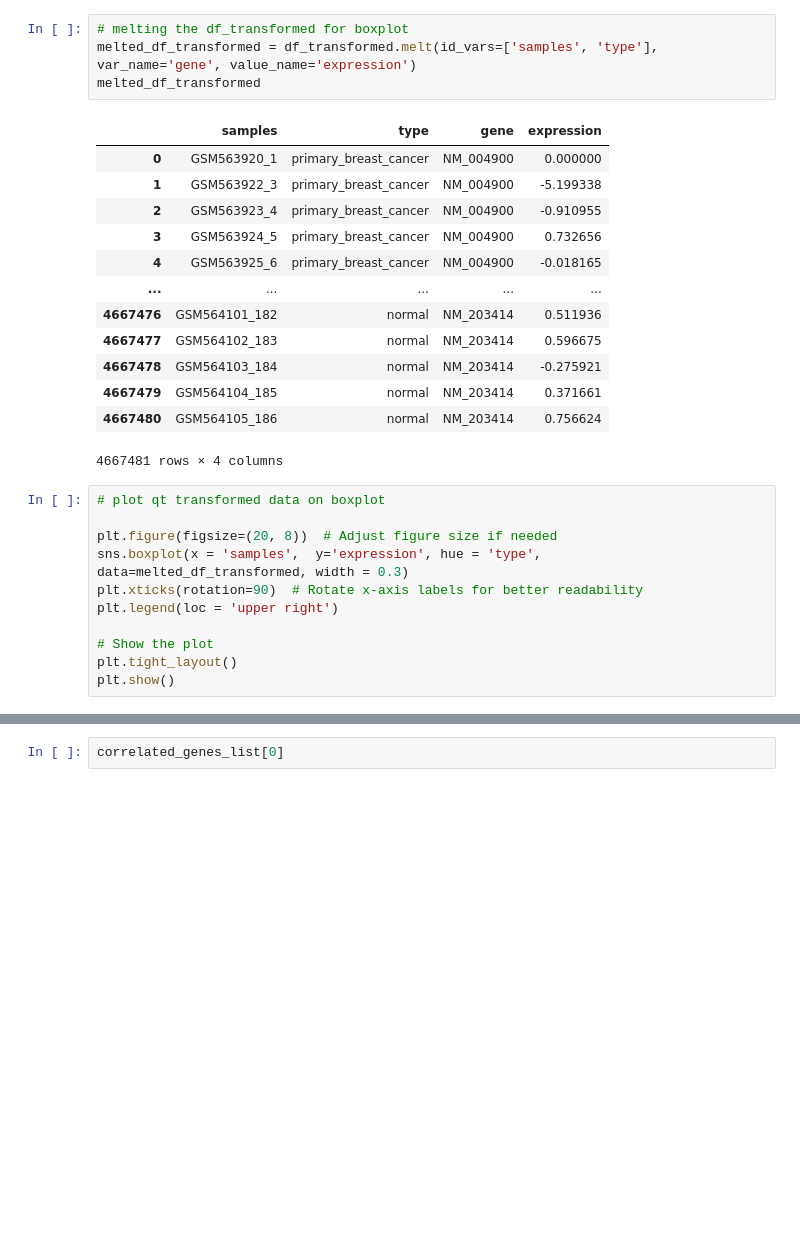
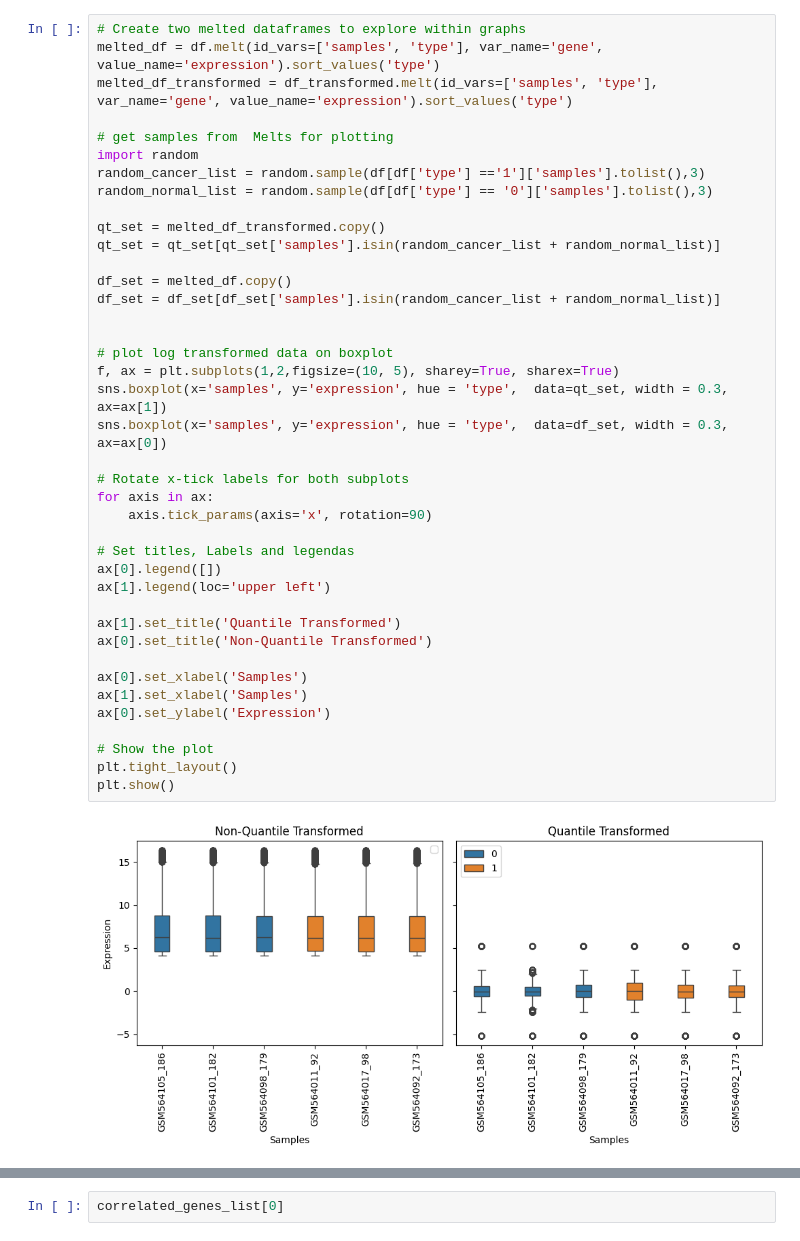
Before and after one commit to Natalia-Rodrigo/Mid_bootcam_project, a Jupyter notebook: notebooks/Minh_transformed_data_model.ipynb, the cells around one changed output, grey strips where cells are left out. Cells and saved outputs as stored; diff of their text form; blank space fills up the shorter version.

```diff
--- a/notebooks/Minh_transformed_data_model.ipynb
+++ b/notebooks/Minh_transformed_data_model.ipynb
@@ -75,29 +86,42 @@ QuantileTransformer(output_distribution='normal')
 # %%
-# melting the df_transformed for boxplot
-melted_df_transformed = df_transformed.melt(id_vars=['samples', 'type'], var_name='gene', value_name='expression')
-melted_df_transformed
+# Create two melted dataframes to explore within graphs
+melted_df = df.melt(id_vars=['samples', 'type'], var_name='gene', value_name='expression').sort_values('type')
+melted_df_transformed = df_transformed.melt(id_vars=['samples', 'type'], var_name='gene', value_name='expression').sort_values('type')
+
+# get samples from  Melts for plotting
+import random
+random_cancer_list = random.sample(df[df['type'] =='1']['samples'].tolist(),3)
+random_normal_list = random.sample(df[df['type'] == '0']['samples'].tolist(),3)
+
+qt_set = melted_df_transformed.copy()
+qt_set = qt_set[qt_set['samples'].isin(random_cancer_list + random_normal_list)]
+
+df_set = melted_df.copy()
+df_set = df_set[df_set['samples'].isin(random_cancer_list + random_normal_list)]
+
+
+# plot log transformed data on boxplot
+f, ax = plt.subplots(1,2,figsize=(10, 5), sharey=True, sharex=True)
+sns.boxplot(x='samples', y='expression', hue = 'type',  data=qt_set, width = 0.3, ax=ax[1])
+sns.boxplot(x='samples', y='expression', hue = 'type',  data=df_set, width = 0.3, ax=ax[0])
+
+# Rotate x-tick labels for both subplots
+for axis in ax:
+    axis.tick_params(axis='x', rotation=90)
+
+# Set titles, Labels and legendas
+ax[0].legend([])
+ax[1].legend(loc='upper left')
+
+ax[1].set_title('Quantile Transformed')
+ax[0].set_title('Non-Quantile Transformed')
+
+ax[0].set_xlabel('Samples')
+ax[1].set_xlabel('Samples')
+ax[0].set_ylabel('Expression')
+
+# Show the plot
+plt.tight_layout()
+plt.show()
 # %% [output]
-|  | samples | type | gene | expression |
-| 0 | GSM563920_1 | primary_breast_cancer | NM_004900 | 0.000000 |
-| 1 | GSM563922_3 | primary_breast_cancer | NM_004900 | -5.199338 |
-| 2 | GSM563923_4 | primary_breast_cancer | NM_004900 | -0.910955 |
-| 3 | GSM563924_5 | primary_breast_cancer | NM_004900 | 0.732656 |
-| 4 | GSM563925_6 | primary_breast_cancer | NM_004900 | -0.018165 |
-| ... | ... | ... | ... | ... |
-| 4667476 | GSM564101_182 | normal | NM_203414 | 0.511936 |
-| 4667477 | GSM564102_183 | normal | NM_203414 | 0.596675 |
-| 4667478 | GSM564103_184 | normal | NM_203414 | -0.275921 |
-| 4667479 | GSM564104_185 | normal | NM_203414 | 0.371661 |
-| 4667480 | GSM564105_186 | normal | NM_203414 | 0.756624 |
-4667481 rows × 4 columns
+[figure, added]
-# %%
-# plot qt transformed data on boxplot
-
-plt.figure(figsize=(20, 8))  # Adjust figure size if needed
-sns.boxplot(x = 'samples',  y='expression', hue = 'type',  data=melted_df_transformed, width = 0.3)
-plt.xticks(rotation=90)  # Rotate x-axis labels for better readability
-plt.legend(loc = 'upper right')
-
-# Show the plot
-plt.tight_layout()
-plt.show()
```
Also changed, not shown: parts of 57 cells of this notebook, 6 other files.
